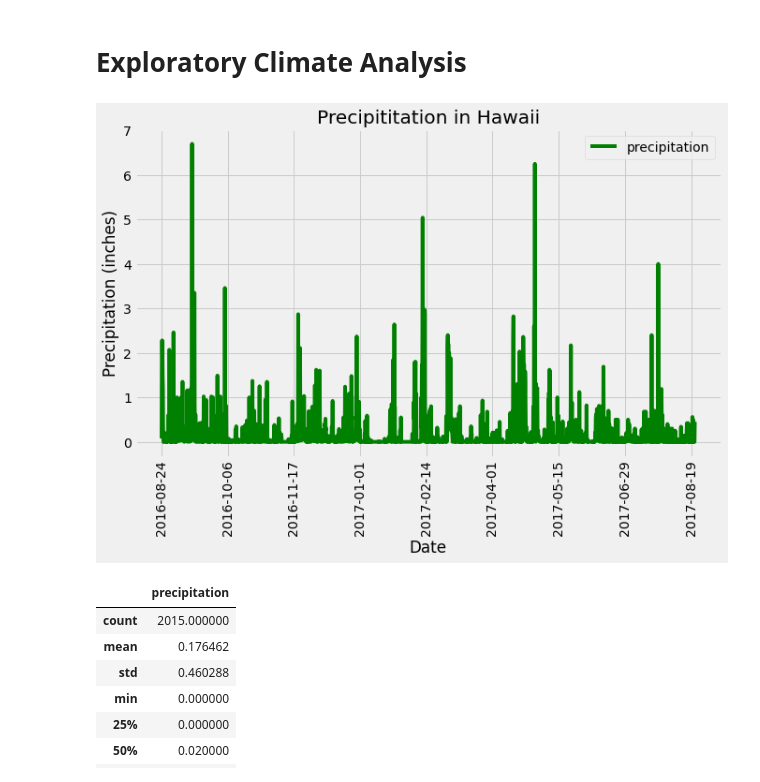
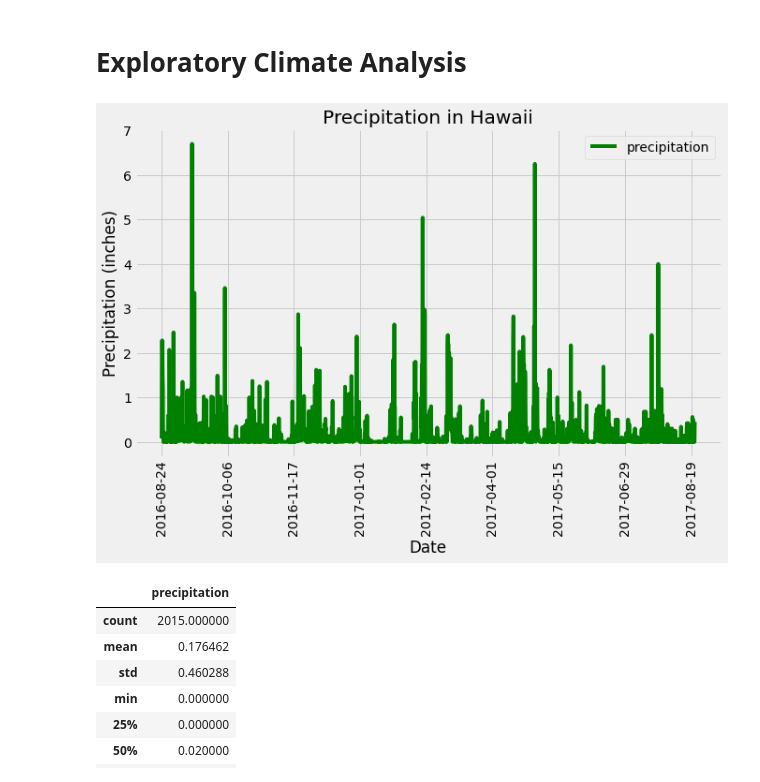
Before and after one commit to susanquiros/sqlalchemy-challenge, a Jupyter notebook: climate_starter.ipynb, the cells around one changed output. Saved outputs shown, nothing was run; the diff lists cells and outputs as text; code cells hidden in the pictures.

```diff
--- a/climate_starter.ipynb
+++ b/climate_starter.ipynb
@@ -70,35 +70,35 @@ max_date= datetime.strptime(max_date, '%Y-%m-%d')
 
 first_time= max_date-timedelta(days=365)
 #first_time
 year= session.query(Measurement.date).filter(Measurement.date >= first_time).order_by(Measurement.date).all()
 #year
 
 
 # Calculate the date 1 year ago from the last data point in the database
 
 # Perform a query to retrieve the data and precipitation scores
 precipitation = session.query(Measurement.date, Measurement.prcp).filter(Measurement.date >=first_time).all()
 #precipitation
 # Save the query results as a Pandas DataFrame and set the index to the date column
 precipitation_df = pd.DataFrame(precipitation, columns = ['date', 'precipitation'])
 precipitation_df=precipitation_df.set_index('date')
 
 # Sort the dataframe by date
 precipitation_df.sort_index(inplace =True)
 precipitation_df=precipitation_df.dropna()
 precipitation_df
 # Use Pandas Plotting with Matplotlib to plot the data
 fig, ax= plt.subplots(figsize = (10, 6))
 precipitation_df.plot(ax = ax, color = 'green')
 ax.set_xlabel('Date')
 ax.set_ylabel('Precipitation (inches)')
 plt.xticks(rotation=90)
-ax.set_title('Precipititation in Hawaii')
+ax.set_title('Precipitation in Hawaii')
 plt.savefig("Images/precipitation_hawaii.png")
 plt.tight_layout
 plt.show()
 # %% [output]
-[figure, old version]
+[figure, new version]
 # %%
 # Use Pandas to calcualte the summary statistics for the precipitation data
 precipitation_df.describe()
```
Also changed, not shown: 1 other file.
